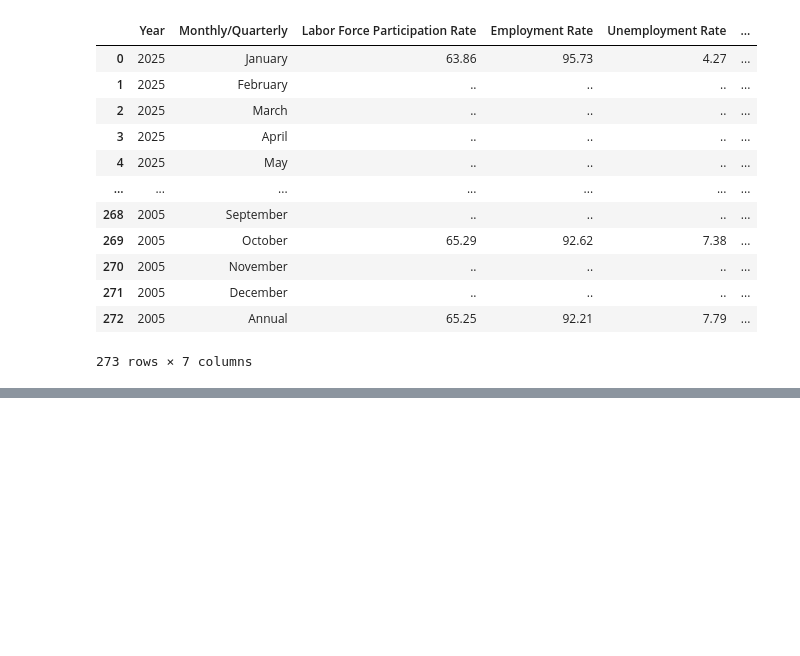
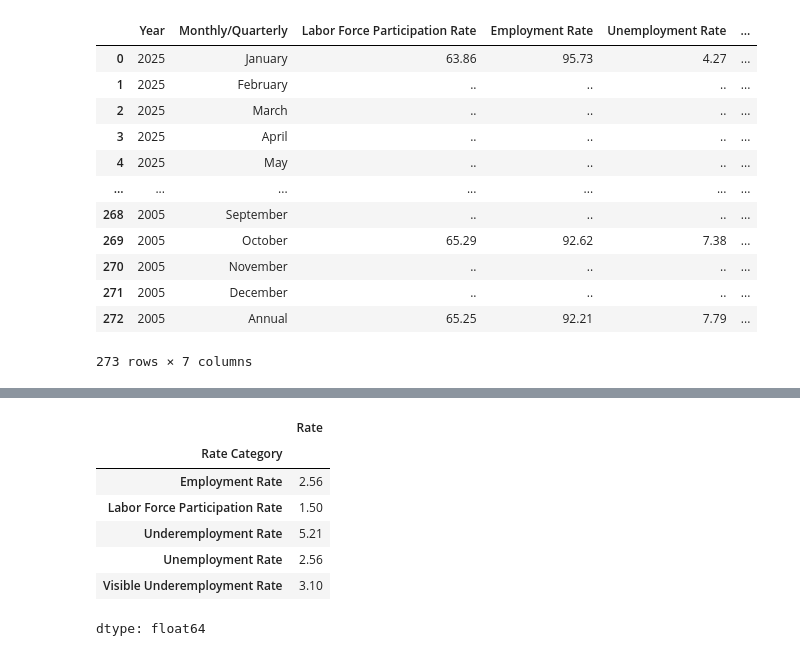
Before and after one commit to glamosky/labor-and-employment, a Jupyter notebook: labor and employment.ipynb, the cells around one changed output, grey strips where cells are left out. Saved outputs shown, nothing was run; the diff lists cells and outputs as text; code cells hidden in the pictures; blank space fills up the shorter version.

```diff
--- a/labor and employment.ipynb
+++ b/labor and employment.ipynb
@@ -27,0 +187,15 @@ employment
+# %%
+# IQR
+Q1 = employment.groupby("Rate Category")["Rate"].quantile(0.25)
+Q3 = employment.groupby("Rate Category")["Rate"].quantile(0.75)
+IQR = Q3 - Q1
+IQR
+# %% [output]
+|  | Rate |
+| Rate Category |  |
+| Employment Rate | 2.56 |
+| Labor Force Participation Rate | 1.50 |
+| Underemployment Rate | 5.21 |
+| Unemployment Rate | 2.56 |
+| Visible Underemployment Rate | 3.10 |
+dtype: float64
```
Also changed, not shown: parts of 13 cells of this notebook.
